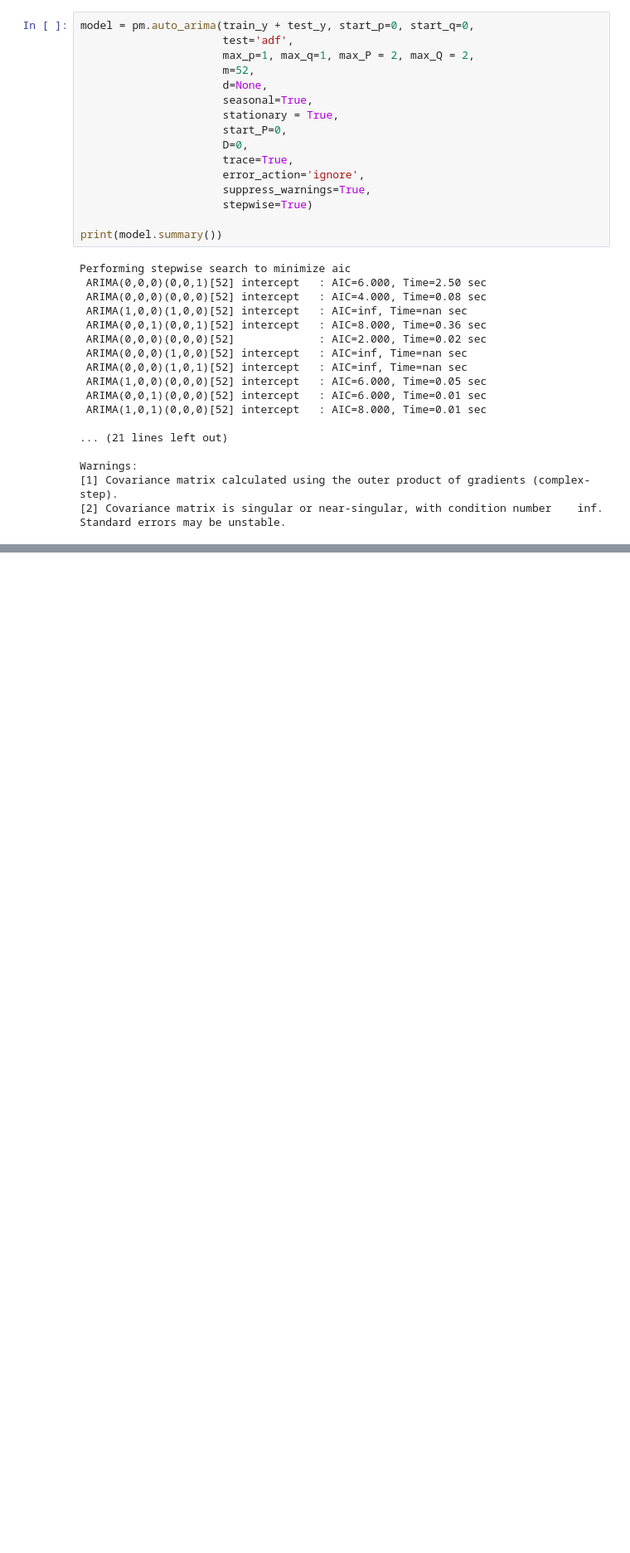
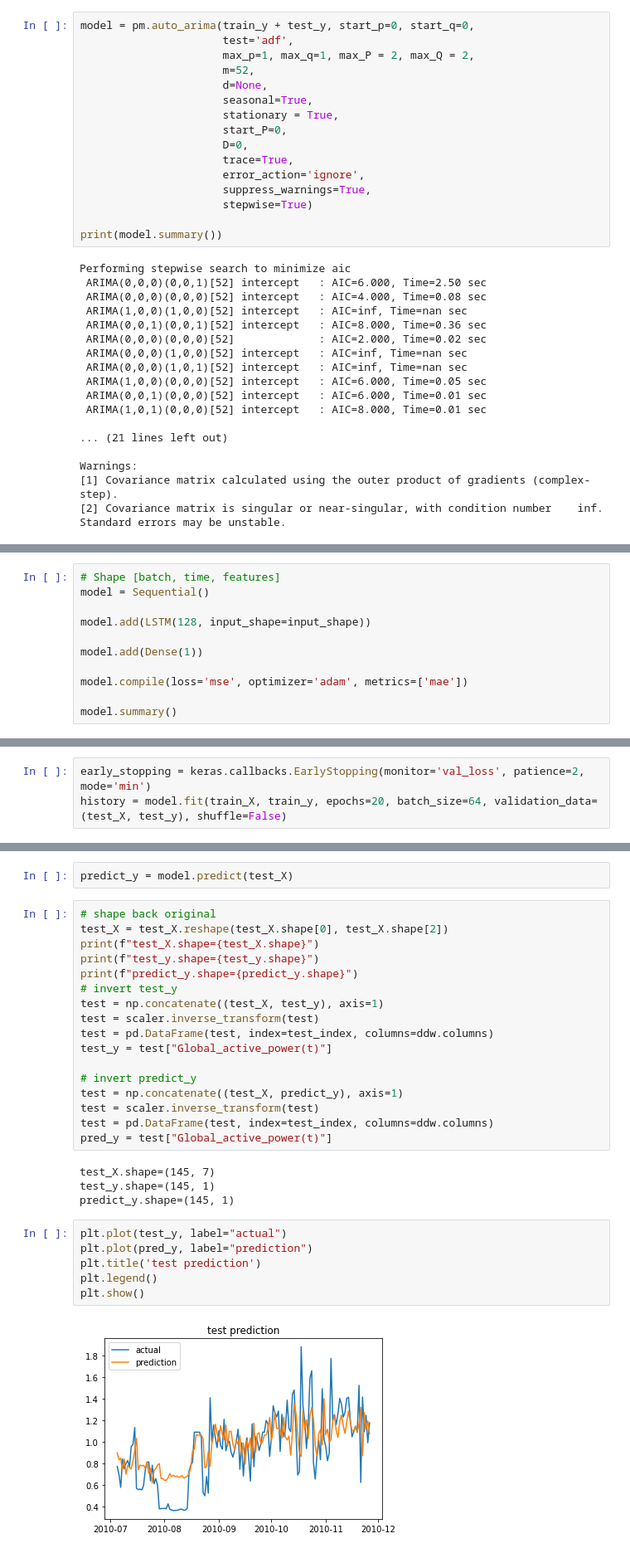
Before and after one commit to tjaros/ml-epc-project, a Jupyter notebook: analysis.ipynb, the cells around one changed output, grey strips where cells are left out. Shown at 83% size. Cells and saved outputs as stored; diff of their text form; blank space fills up the shorter version.

Commit message:
feat: add LSTM model

```diff
--- a/analysis.ipynb
+++ b/analysis.ipynb
@@ -439,0 +525,11 @@ Warnings:
+# %%
+# Shape [batch, time, features]
+model = Sequential()
+
+model.add(LSTM(128, input_shape=input_shape))
+
+model.add(Dense(1))
+
+model.compile(loss='mse', optimizer='adam', metrics=['mae'])
+
+model.summary()
@@ -439,0 +550,3 @@ Warnings:
+# %%
+early_stopping = keras.callbacks.EarlyStopping(monitor='val_loss', patience=2, mode='min')
+history = model.fit(train_X, train_y, epochs=20, batch_size=64, validation_data=(test_X, test_y), shuffle=False)
@@ -439,0 +571,31 @@ Warnings:
+# %%
+predict_y = model.predict(test_X)
+# %%
+# shape back original
+test_X = test_X.reshape(test_X.shape[0], test_X.shape[2])
+print(f"test_X.shape={test_X.shape}")
+print(f"test_y.shape={test_y.shape}")
+print(f"predict_y.shape={predict_y.shape}")
+# invert test_y
+test = np.concatenate((test_X, test_y), axis=1)
+test = scaler.inverse_transform(test)
+test = pd.DataFrame(test, index=test_index, columns=ddw.columns)
+test_y = test["Global_active_power(t)"]
+
+# invert predict_y
+test = np.concatenate((test_X, predict_y), axis=1)
+test = scaler.inverse_transform(test)
+test = pd.DataFrame(test, index=test_index, columns=ddw.columns)
+pred_y = test["Global_active_power(t)"]
+# %% [output]
+test_X.shape=(145, 7)
+test_y.shape=(145, 1)
+predict_y.shape=(145, 1)
+# %%
+plt.plot(test_y, label="actual")
+plt.plot(pred_y, label="prediction")
+plt.title('test prediction')
+plt.legend()
+plt.show()
+# %% [output]
+[figure, added]
```
Also changed, not shown: parts of 11 cells of this notebook.
